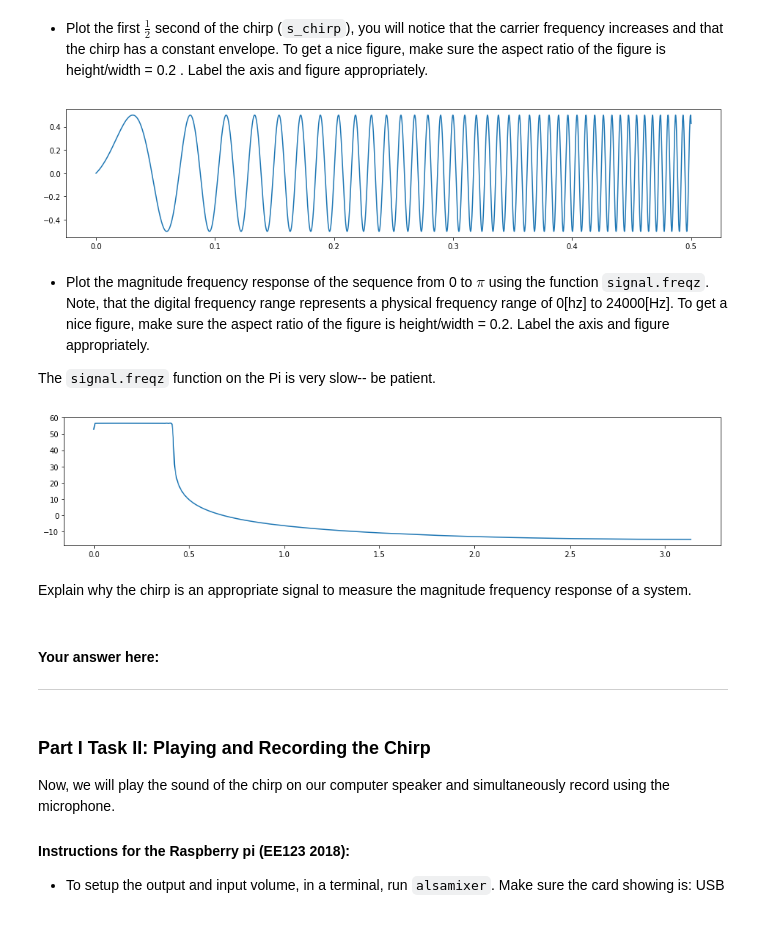
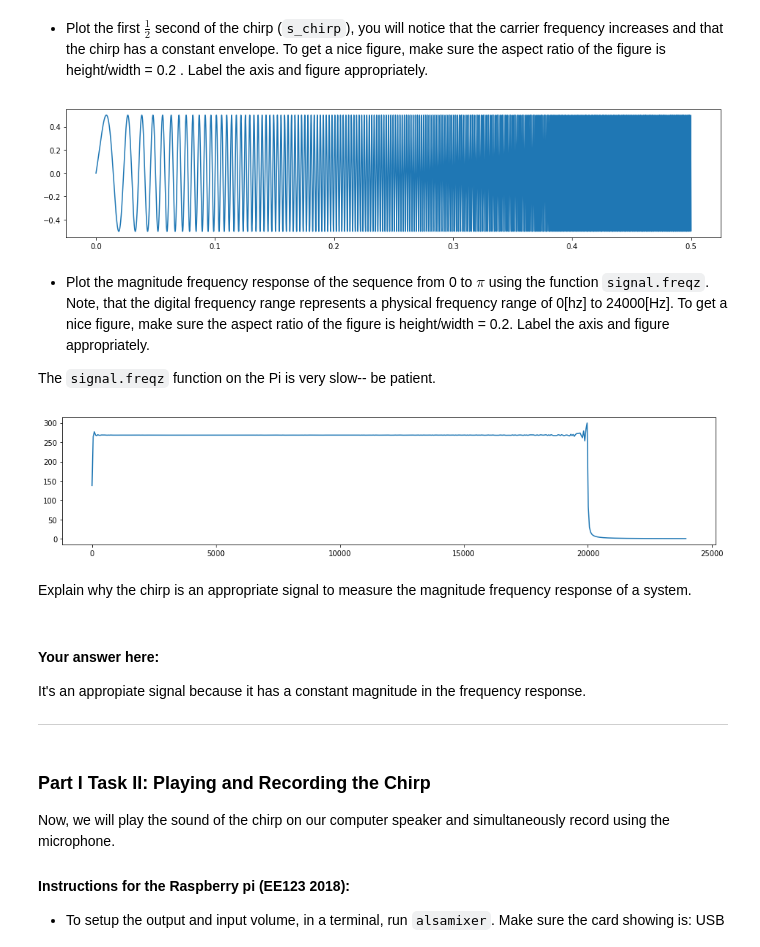
Before and after one commit to lm-t/ee123-labs, a Jupyter notebook: lab1/lab1-TimeDomain-Sonar.ipynb, the cells around one changed output. Drawn from its saved outputs; the diff is of its cells as text; code cells hidden in the pictures.

```diff
--- a/lab1/lab1-TimeDomain-Sonar.ipynb
+++ b/lab1/lab1-TimeDomain-Sonar.ipynb
@@ -72,7 +72,7 @@ t = np.arange(0, 10, 1.0/fs)
 f = 1998* t + 20
 phi_of_t = 999 * t * t + 20 * t
 # generate chirp signal
-s_chirp = 0.5 * np.sin(phi_of_t)
+s_chirp = 0.5 * np.sin(2*np.pi*phi_of_t)
 # %% [markdown]
 * Plot the first $\frac{1}{2}$ second of the chirp (`s_chirp`), you will notice that the carrier frequency increases and that the chirp has a constant envelope. To get a nice figure, make sure the aspect ratio of the figure is height/width = 0.2 . Label the axis and figure appropriately.
 # %%
@@ -84,7 +84,7 @@ fig = figure(figsize=(width,height))
 plt.plot(t[:24000], s_chirp[:24000])
 plt.show()
 # %% [output]
-[figure, old version]
+[figure, new version]
 # %% [markdown]
 * Plot the magnitude frequency response of the sequence from 0 to $\pi$ using the function `signal.freqz`. Note, that the digital frequency range represents a physical frequency range of 0[hz] to 24000[Hz]. To get a nice figure, make sure the aspect ratio of the figure is height/width = 0.2. Label the axis and figure appropriately.
 
@@ -92,26 +92,26 @@ The `signal.freqz` function on the Pi is very slow-- be patient.
 # %%
 # # generate frequency response of chirp
 w, h = signal.freqz(s_chirp)
 
 
 # generate frequency index
-#w = np.arange(0, np.pi, 1.0/fs)
+f = w * fs/(2*np.pi)
 
 
 
 
 width, height = plt.figaspect(0.2)
 fig = plt.figure(figsize=(width,height))
-plt.plot(w, 20 * np.log10(abs(h)))
+plt.plot(f, abs(h))
 plt.show()
 # %% [output]
-[figure, old version]
+[figure, new version]
 # %% [markdown]
 Explain why the chirp is an appropriate signal to measure the magnitude frequency response of a system.
-# %% [markdown]
-#### Your answer here:
-
-___
+# %% [markdown]
+#### Your answer here:
+It's an appropiate signal because it has a constant magnitude in the frequency response.
+___
 # %% [markdown]
 ### Part I Task II: Playing and Recording the Chirp
 Now, we will play the sound of the chirp on our computer speaker and simultaneously record using the microphone.
```
Also changed, not shown: parts of 8 cells of this notebook.
